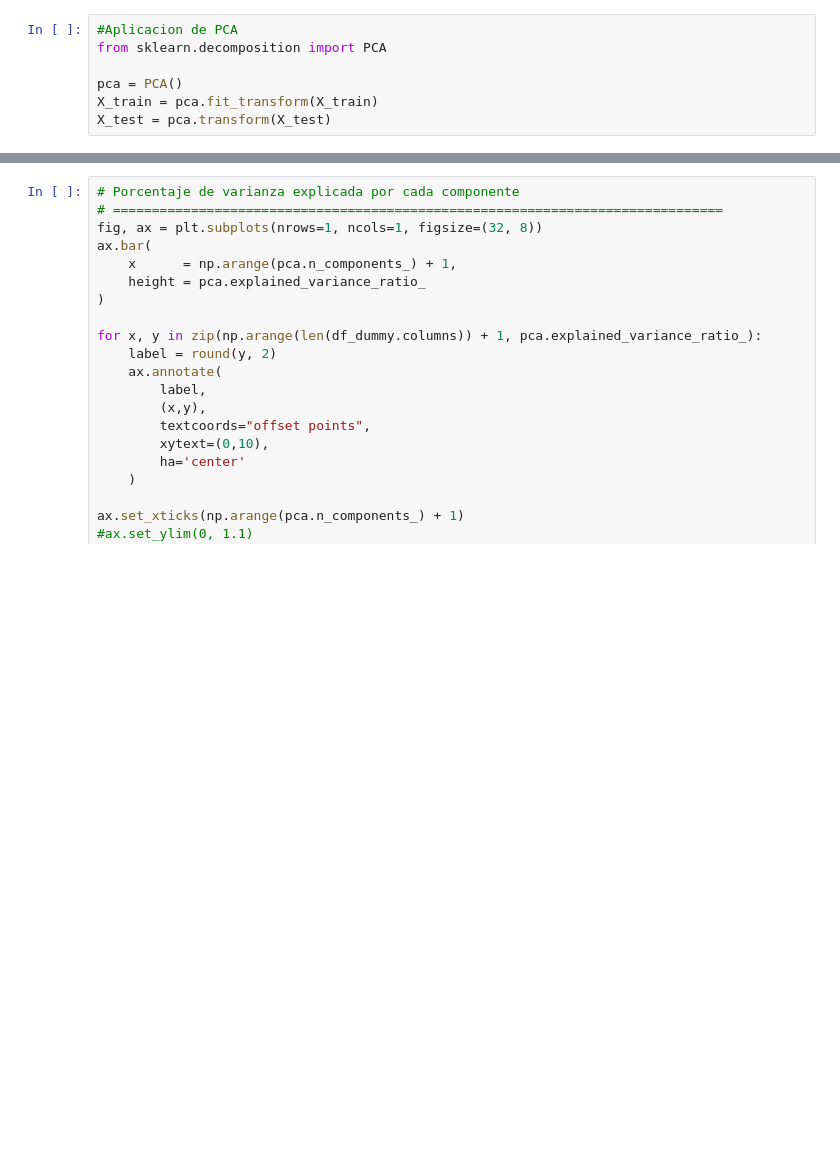
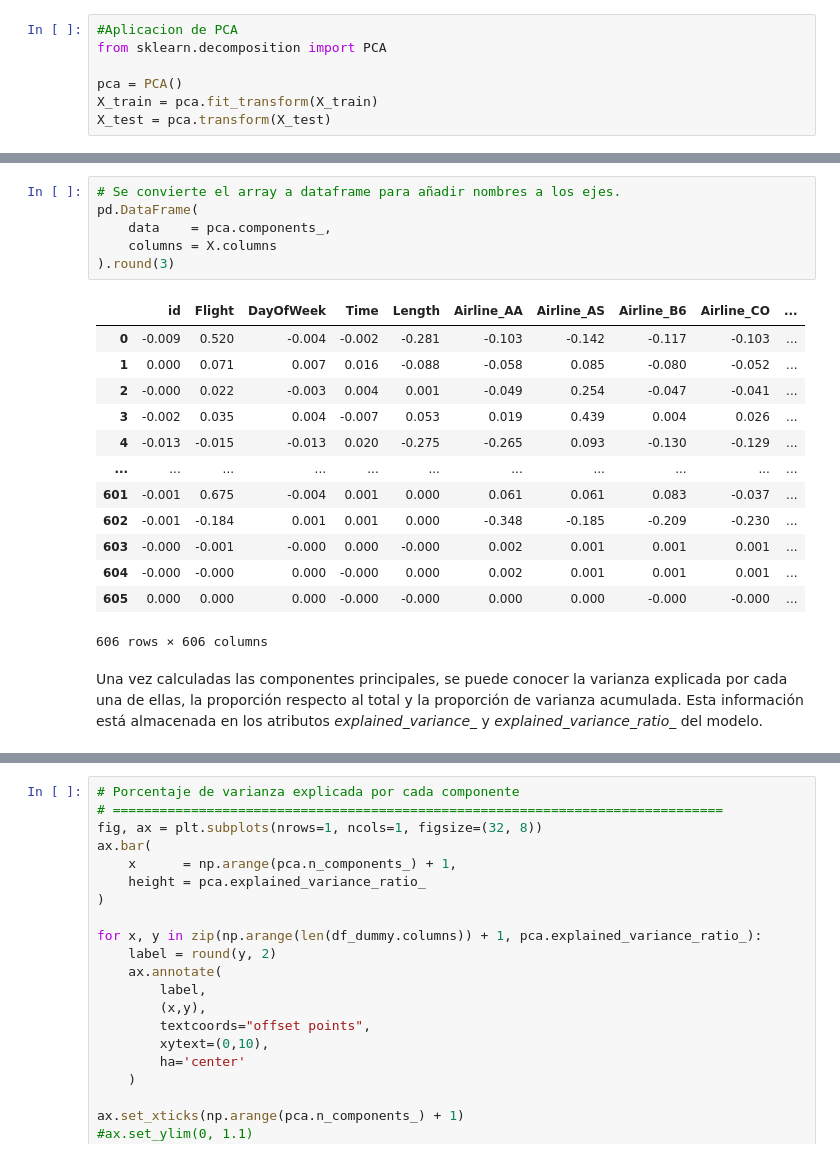
Before and after one commit to natijohansen/TP_DataScience, a Jupyter notebook: Test-PCA.ipynb, the cells around one changed output, grey strips where cells are left out. Saved outputs shown, nothing was run; the diff lists cells and outputs as text; blank space fills up the shorter version.

```diff
--- a/Test-PCA.ipynb
+++ b/Test-PCA.ipynb
@@ -116,3 +151,25 @@ X_test = pca.transform(X_test)
+# %%
+# Se convierte el array a dataframe para añadir nombres a los ejes.
+pd.DataFrame(
+    data    = pca.components_,
+    columns = X.columns
+).round(3)
+# %% [output]
+|  | id | Flight | DayOfWeek | Time | Length | Airline_AA | Airline_AS | Airline_B6 | Airline_CO | ... |
+| 0 | -0.009 | 0.520 | -0.004 | -0.002 | -0.281 | -0.103 | -0.142 | -0.117 | -0.103 | ... |
+| 1 | 0.000 | 0.071 | 0.007 | 0.016 | -0.088 | -0.058 | 0.085 | -0.080 | -0.052 | ... |
+| 2 | -0.000 | 0.022 | -0.003 | 0.004 | 0.001 | -0.049 | 0.254 | -0.047 | -0.041 | ... |
+| 3 | -0.002 | 0.035 | 0.004 | -0.007 | 0.053 | 0.019 | 0.439 | 0.004 | 0.026 | ... |
+| 4 | -0.013 | -0.015 | -0.013 | 0.020 | -0.275 | -0.265 | 0.093 | -0.130 | -0.129 | ... |
+| ... | ... | ... | ... | ... | ... | ... | ... | ... | ... | ... |
+| 601 | -0.001 | 0.675 | -0.004 | 0.001 | 0.000 | 0.061 | 0.061 | 0.083 | -0.037 | ... |
+| 602 | -0.001 | -0.184 | 0.001 | 0.001 | 0.000 | -0.348 | -0.185 | -0.209 | -0.230 | ... |
+| 603 | -0.000 | -0.001 | -0.000 | 0.000 | -0.000 | 0.002 | 0.001 | 0.001 | 0.001 | ... |
+| 604 | -0.000 | -0.000 | 0.000 | -0.000 | 0.000 | 0.002 | 0.001 | 0.001 | 0.001 | ... |
+| 605 | 0.000 | 0.000 | 0.000 | -0.000 | -0.000 | 0.000 | 0.000 | -0.000 | -0.000 | ... |
+606 rows × 606 columns
+# %% [markdown]
+Una vez calculadas las componentes principales, se puede conocer la varianza explicada por cada una de ellas, la proporción respecto al total y la proporción de varianza acumulada. Esta información está almacenada en los atributos *explained_variance_* y *explained_variance_ratio_* del modelo.
 # %%
 #Análisis de la varianza explicada para cada componente
 explained_variance = pca.explained_variance_ratio_
```
Also changed, not shown: parts of 23 cells of this notebook.
